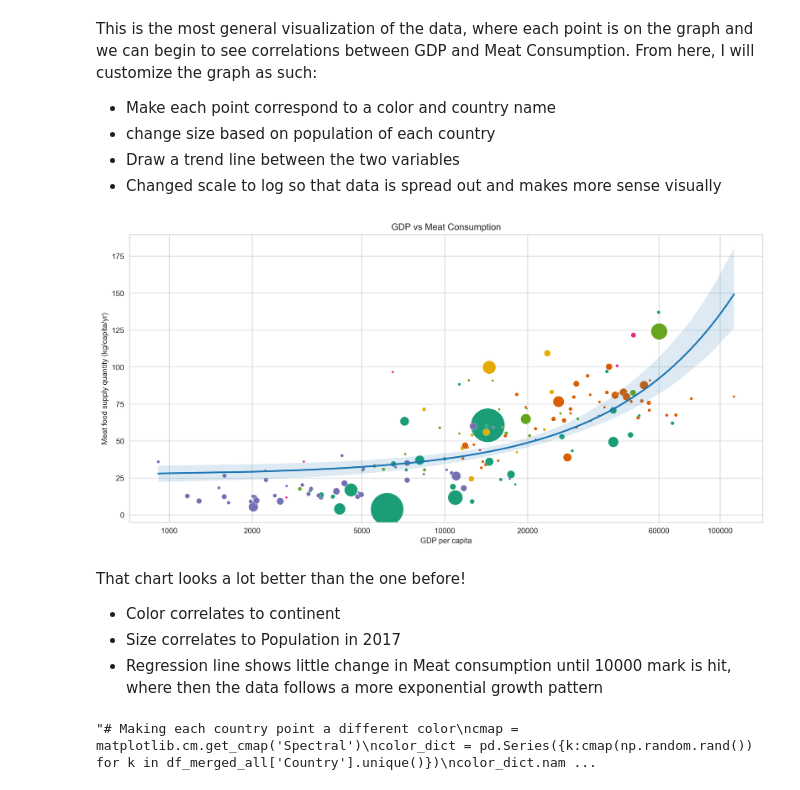
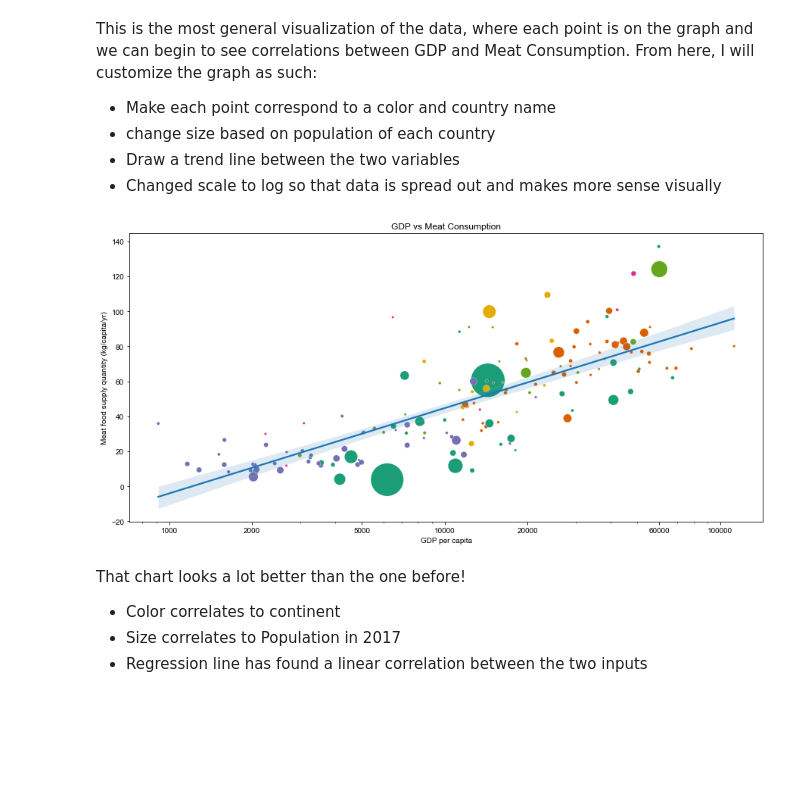
Before and after one commit to ssfriedman1/Meat-Consumption-Trends, a Jupyter notebook: meat_consume.ipynb, the cells around one changed output. Saved outputs shown, nothing was run; the diff lists cells and outputs as text; code cells hidden in the pictures; blank space fills up the shorter version.

Commit message:
Changed linear regression to account for log scale

```diff
--- a/meat_consume.ipynb
+++ b/meat_consume.ipynb
@@ -158,43 +155,20 @@ This is the most general visualization of the data, where each point is on the g
 # %%
 fig, ax = plt.subplots(figsize=(15,7))
 plt.rcParams['figure.dpi'] = 300
 plt.rcParams['savefig.dpi'] =300
 sns.scatterplot(data=df_merged_all,x='GDP per capita',y='Meat food supply quantity (kg/capita/yr)',
             hue='Continent', legend=False, size=df_merged_all['Population'], sizes = (10,2000),ax=ax,palette='Dark2')
-sns.regplot(data=df_merged_all, x='GDP per capita',y='Meat food supply quantity (kg/capita/yr)', scatter=False, ax=ax)
+sns.regplot(data=df_merged_all, x='GDP per capita',y='Meat food supply quantity (kg/capita/yr)', scatter=False, ax=ax, logx= True)
 
 sns.set_style('whitegrid')
 ax.set_xscale('log')
 ax.set_title('GDP vs Meat Consumption')
 ax.set_xticks([1000,2000,5000,10000,20000,60000,100000])
 ax.get_xaxis().set_major_formatter(matplotlib.ticker.ScalarFormatter())
 # %% [output]
-[figure, old version]
+[figure, new version]
 # %% [markdown]
 That chart looks a lot better than the one before!
 - Color correlates to continent
 - Size correlates to Population in 2017
-- Regression line shows little change in Meat consumption until 10000 mark is hit, where then the data follows a more exponential growth pattern
+- Regression line has found a linear correlation between the two inputs
-# %%
-'''# Making each country point a different color
-cmap = matplotlib.cm.get_cmap('Spectral')
-color_dict = pd.Series({k:cmap(np.random.rand()) for k in df_merged_all['Country'].unique()})
-color_dict.name = 'color_dict'
-# Merging the color to the dataframe
-df_merged_all = pd.merge(df_merged_all, color_dict, how='left', left_on='Country', right_index=True)
-
-plt.rcParams['figure.dpi'] = 300
-plt.rcParams['savefig.dpi'] =300
-df_merged_all.plot.scatter(x='GDP per capita',
-                           y='Meat food supply quantity (kg/capita/yr)',
-                           s=df_merged_all['Population']/1000000,
-                           figsize = (10,7),
-                           c=df_merged_all['color_dict'],
-                           title = 'GDP vs Meat consumption',
-                           xlabel='GDP per Capita',
-                           ylabel='Meat consumption(kg/capita/yr)',
-                           logx=True)
-ax.set_xticks([1000,2000,5000,10000,20000,60000,100000])
-plt.show()'''
-# %% [output]
-"# Making each country point a different color\ncmap = matplotlib.cm.get_cmap('Spectral')\ncolor_dict = pd.Series({k:cmap(np.random.rand()) for k in df_merged_all['Country'].unique()})\ncolor_dict.nam ...
```
Also changed, not shown: parts of 3 cells of this notebook.
